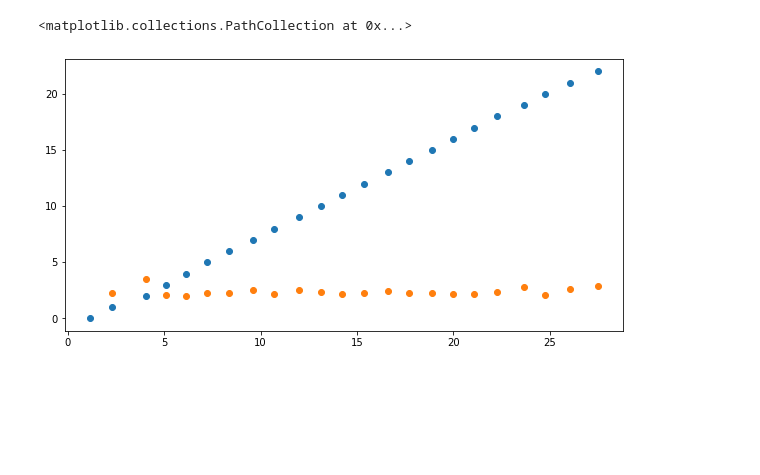
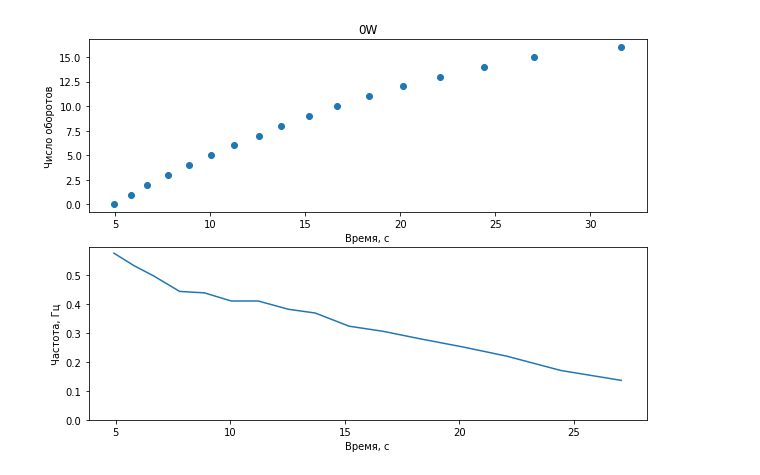
Before and after one commit to sitandr/lab, a Jupyter notebook: Steeling Wheel/main.ipynb, the cells around one changed output. Saved outputs shown, nothing was run; the diff lists cells and outputs as text; code cells hidden in the pictures; blank space fills up the shorter version.

```diff
--- a/Steeling Wheel/main.ipynb
+++ b/Steeling Wheel/main.ipynb
@@ -35,7 +42,5 @@ plt.scatter(*points_d(pd.read_csv("data/Торможение прогресса"
-# %%
-plt.figure(figsize=(10, 5))
-plt.scatter(*points(pd.read_csv("data/Загадочное измерение", delimiter=";", comment = "#")))
-plt.scatter(*points_d(pd.read_csv("data/Загадочное измерение", delimiter=";", comment = "#")))
-# %% [output]
-<matplotlib.collections.PathCollection at 0x...>
-[figure, removed]
+# %%
+
+plot_coords(pd.read_csv("data/Торможение прогресса", delimiter=";", comment = "#"), 'Тормоз', "0W")
+# %% [output]
+[figure, added]
```
Also changed, not shown: parts of 16 cells of this notebook, 14 other files.
